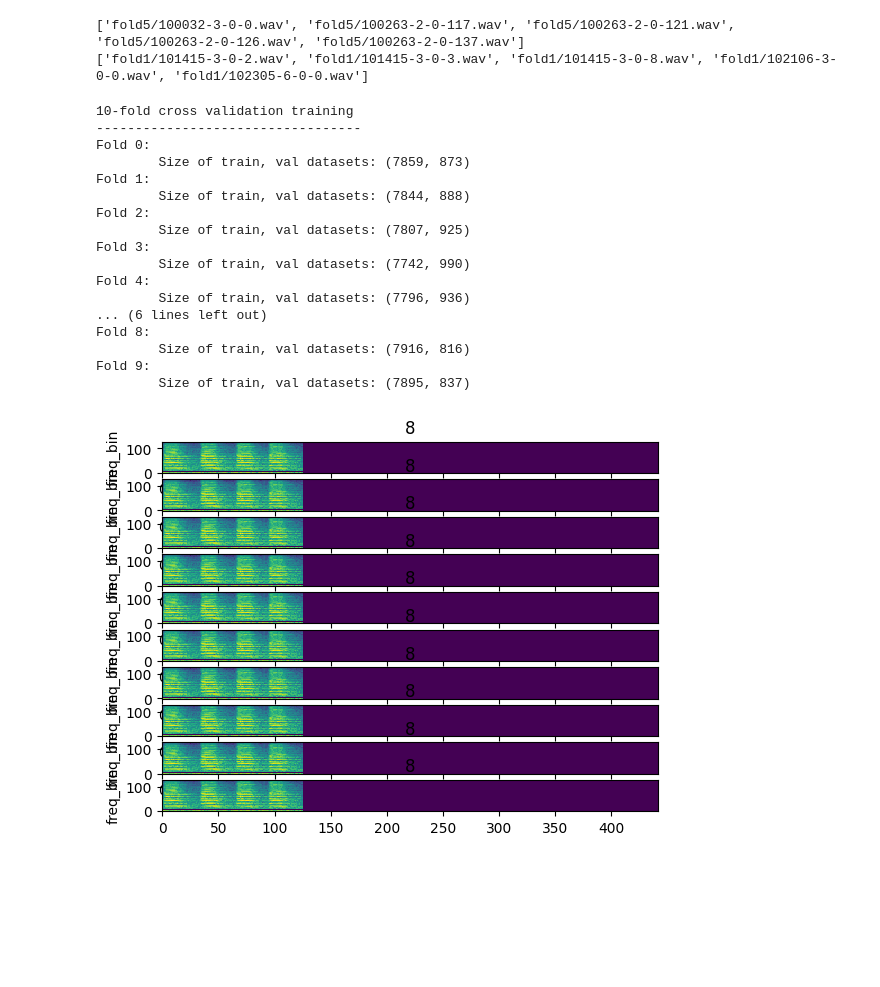
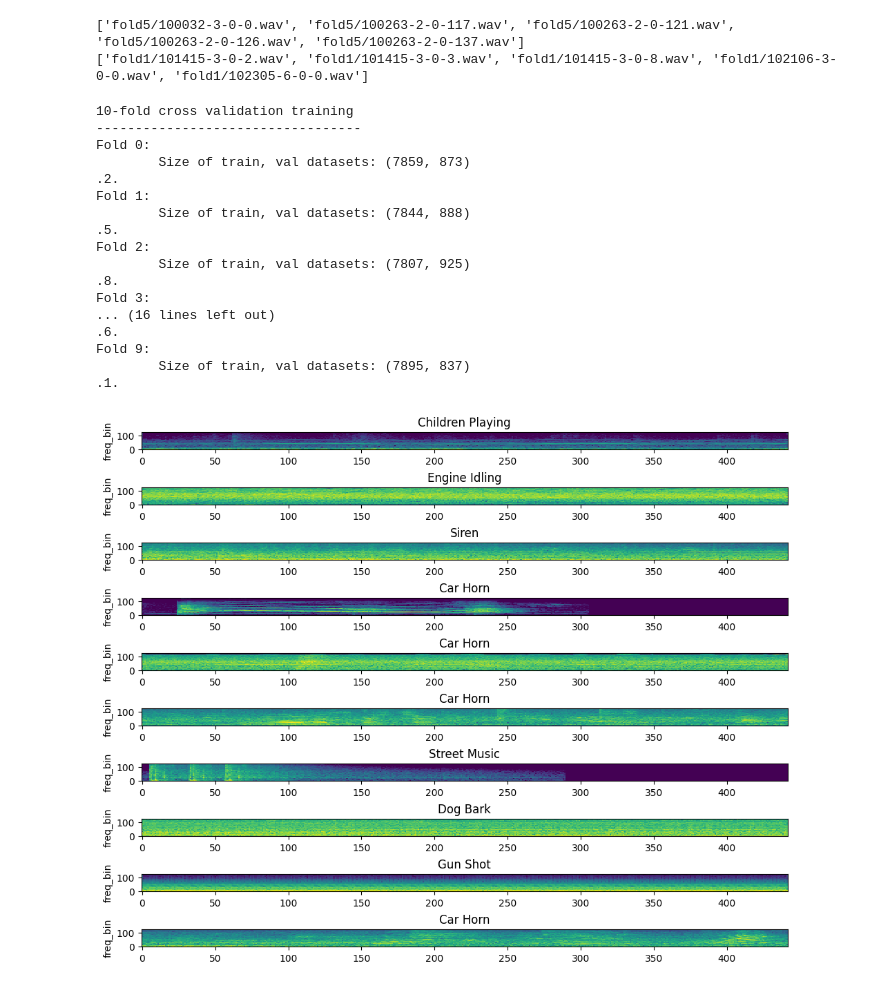
Before and after one commit to ljkeller/pac, a Jupyter notebook: training/sandbox.ipynb, the cells around one changed output. Saved outputs shown, nothing was run; the diff lists cells and outputs as text; code cells hidden in the pictures; blank space fills up the shorter version.

Commit message:
Improved spectrogram plotting

```diff
--- a/training/sandbox.ipynb
+++ b/training/sandbox.ipynb
@@ -41,6 +41,21 @@ batch_size = 64
 isShuffle = True
 preview = True
 epochs = 5
+# %%
+def numeric_to_human(classid):
+    urbansound_labels = {
+        0: "Air Conditioner",
+        1: "Car Horn",
+        2: "Children Playing",
+        3: "Dog Bark",
+        4: "Drilling",
+        5: "Engine Idling",
+        6: "Gun Shot",
+        7: "Jackhammer",
+        8: "Siren",
+        9: "Street Music"
+    }
+    return urbansound_labels.get(classid, "Unkown Label")
 # %%
 # Return a list of maps like:
 # [{train: [fold_1_training_data_paths], validation: [fold_1_validation_data_paths]}),
@@ -219,39 +234,39 @@ def plot_spectrogram(specgram, title=None, ylabel="freq_bin", ax=None):
 # %%
 print(f"{len(folds)}-fold cross validation training")
 print("-"*34)
 
-fig, axs = plt.subplots(len(folds), 1)
+fig, axs = plt.subplots(len(folds), 1, figsize=(10,8), constrained_layout=True)
 for fold_idx, fold_bundle in enumerate(folds):
     print(f"Fold {fold_idx}:")
     train_ds = UrbanSoundDataSet(urban_audio_path, fold_bundle['train'], sample_rate=target_sample_rate)
     validation_ds = UrbanSoundDataSet(urban_audio_path, fold_bundle['validation'], sample_rate=target_sample_rate)
     print(f"\tSize of train, val datasets: {(len(train_ds), len(validation_ds))}")
 
     train_dl = DataLoader(train_ds, batch_size=batch_size, shuffle=isShuffle)
     validation_dl = DataLoader(validation_ds, batch_size=batch_size, shuffle=isShuffle)
 
     if preview:
-        batch = next(iter(train_dl))
+        sample = next(iter(train_dl))
         spctrs, labels = sample['spectrogram'], sample['label']
-        plot_spectrogram(spctr[0][0], label[0], ax=axs[fold_idx])
+        plot_spectrogram(spctrs[0][0], numeric_to_human(int(labels[0])), ax=axs[fold_idx])
 
-# fig.tight_layout()
+plt.show()
 # %% [output]
 10-fold cross validation training
 ----------------------------------
 Fold 0:
         Size of train, val datasets: (7859, 873)
+.2.
 Fold 1:
         Size of train, val datasets: (7844, 888)
+.5.
 Fold 2:
         Size of train, val datasets: (7807, 925)
+.8.
 Fold 3:
-        Size of train, val datasets: (7742, 990)
-Fold 4:
-        Size of train, val datasets: (7796, 936)
-... (6 lines left out)
-Fold 8:
-        Size of train, val datasets: (7916, 816)
+... (16 lines left out)
+.6.
 Fold 9:
         Size of train, val datasets: (7895, 837)
+.1.
-[figure, old version]
+[figure, new version]
```
